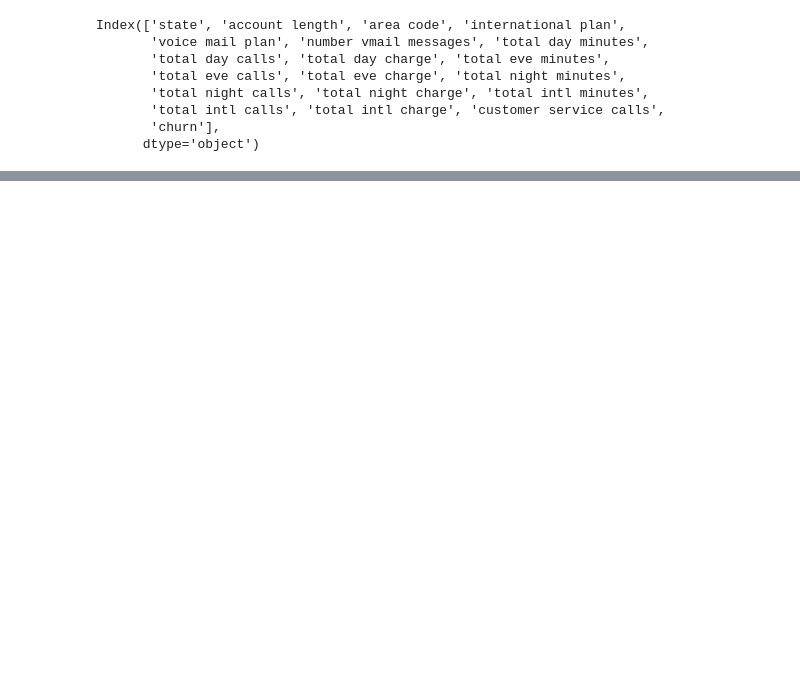
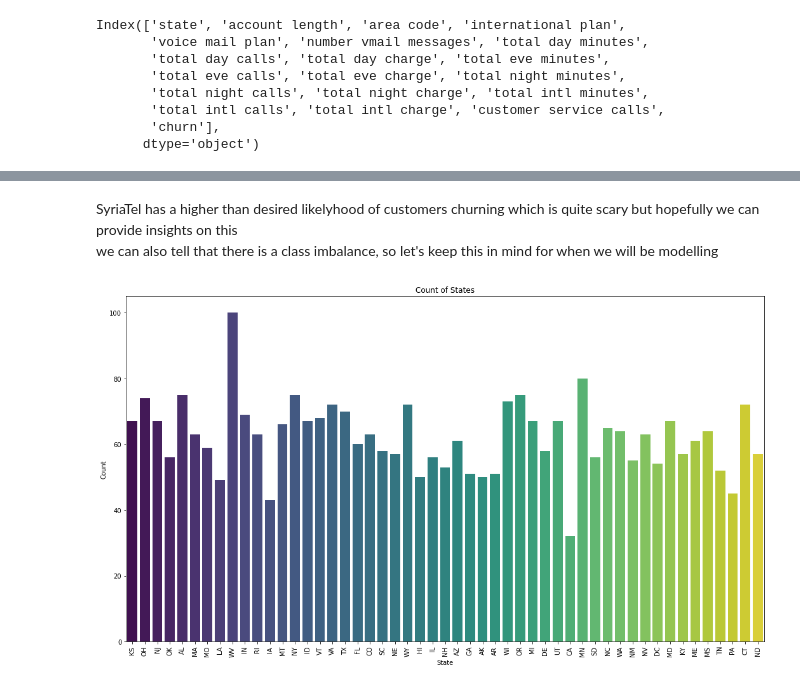
Before and after one commit to Sandrakiptumm/Phase-3-project, a Jupyter notebook: index.ipynb, the cells around one changed output, grey strips where cells are left out. Saved outputs shown, nothing was run; the diff lists cells and outputs as text; code cells hidden in the pictures; blank space fills up the shorter version.

```diff
--- a/index.ipynb
+++ b/index.ipynb
@@ -269,0 +328,14 @@ EDA
+# %% [markdown]
+SyriaTel has a higher than desired likelyhood of customers churning which is quite scary but hopefully we can provide insights on this<br>
+we can also tell that there is a class imbalance, so let's keep this in mind for when we will be modelling
+# %%
+plt.figure(figsize=(18, 10))
+sns.countplot(data=df, x="state", palette="viridis")
+
+plt.title('Count of States')
+plt.xlabel('State')
+plt.ylabel('Count')
+plt.xticks(rotation=90)
+plt.show()
+# %% [output]
+[figure, added]
```
Also changed, not shown: parts of 78 cells of this notebook.
